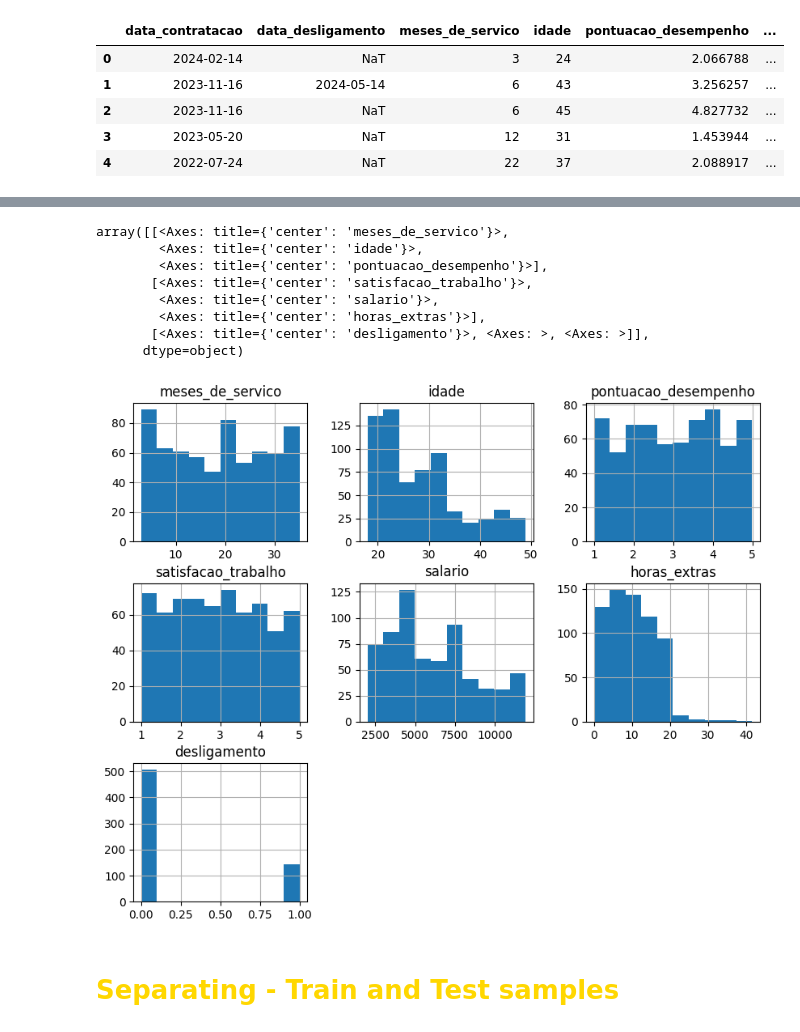
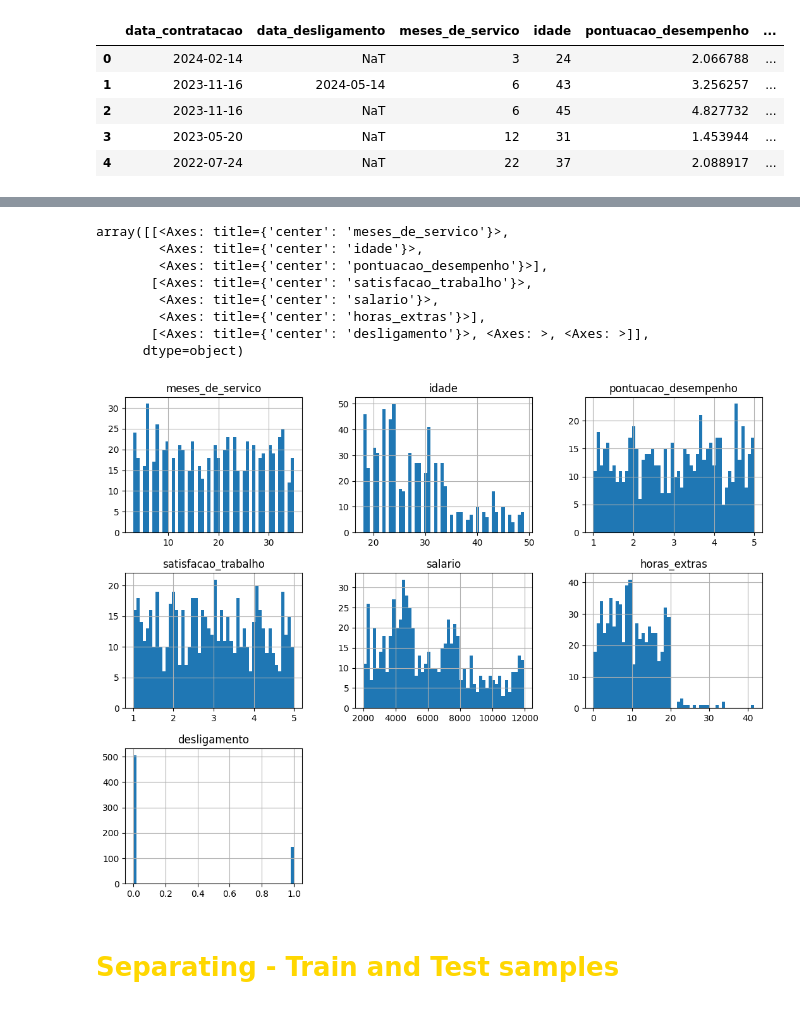
Before and after one commit to matheusmello-o/turnover-optmization, a Jupyter notebook: notebooks/01_data_exploration.ipynb, the cells around one changed output, grey strips where cells are left out. Saved outputs shown, nothing was run; the diff lists cells and outputs as text; code cells hidden in the pictures.

```diff
--- a/turnover.ipynb
+++ b/notebooks/01_data_exploration.ipynb
@@ -4,10 +4,15 @@ import numpy as np
 import matplotlib.pyplot as plt
 import seaborn as sns
 
-
-df = pd.read_excel('Base_dados - Rotatividade RH.xlsx', engine = 'openpyxl')
+df = pd.read_excel('../data/raw/Base_dados - Rotatividade RH.xlsx', engine = 'openpyxl')
 df.columns= [x.lower() for x in df.columns]
 df.head()
+
+#url = 'https://github.com/matheusmello-o/turnover-optmization/raw/refs/heads/main/Base_dados%20-%20Rotatividade%20RH.xlsx'
+
+# df = pd.read_excel(url, engine = 'openpyxl')
+# df.columns = [x.lower() for x in df.columns]
+# df.head()
 # %% [output]
 |  | data_contratacao | data_desligamento | meses_de_servico | idade | pontuacao_desempenho | ... |
 | 0 | 2024-02-14 | NaT | 3 | 24 | 2.066788 | ... |
@@ -51,17 +56,17 @@ df.describe()
 | 75% | 27.000000 | 33.000000 | 4.022709 | 3.964356 | 7814.480000 | 14.749310 | ... |
 | max | 35.000000 | 49.000000 | 4.992102 | 4.999415 | 11957.290000 | 41.638350 | ... |
 # %%
-df.hist(figsize=(10, 8))
+df.hist(figsize=(13, 10), bins = 50)
 # %% [output]
 array([[<Axes: title={'center': 'meses_de_servico'}>,
         <Axes: title={'center': 'idade'}>,
         <Axes: title={'center': 'pontuacao_desempenho'}>],
        [<Axes: title={'center': 'satisfacao_trabalho'}>,
         <Axes: title={'center': 'salario'}>,
         <Axes: title={'center': 'horas_extras'}>],
        [<Axes: title={'center': 'desligamento'}>, <Axes: >, <Axes: >]],
       dtype=object)
-[figure, old version]
+[figure, new version]
 # %% [markdown]
 # <font color = 'gold'> Separating - Train and Test samples </font>
 # %%
```
Also changed, not shown: parts of 11 cells of this notebook, 1 other file.
